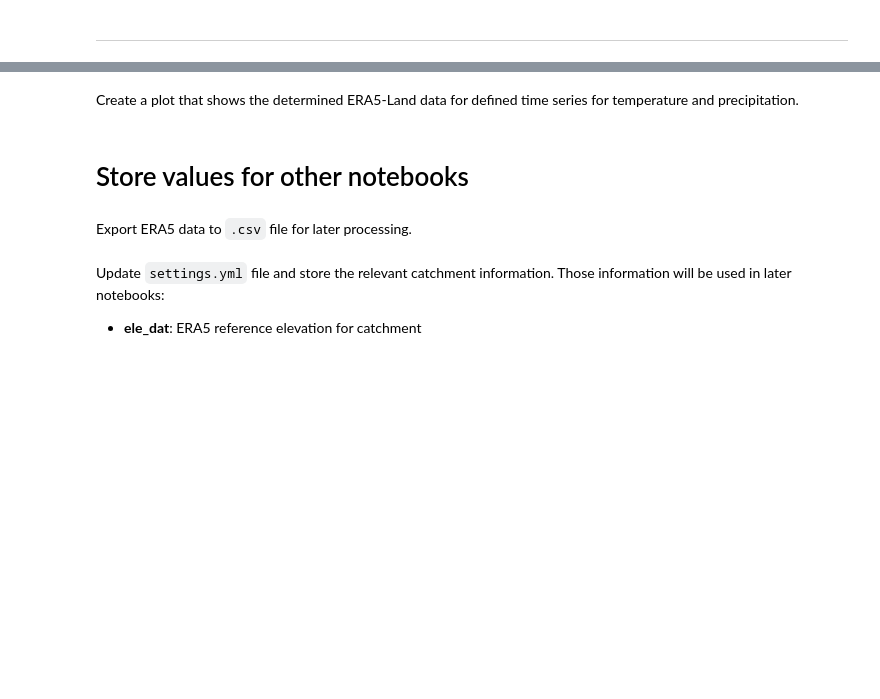
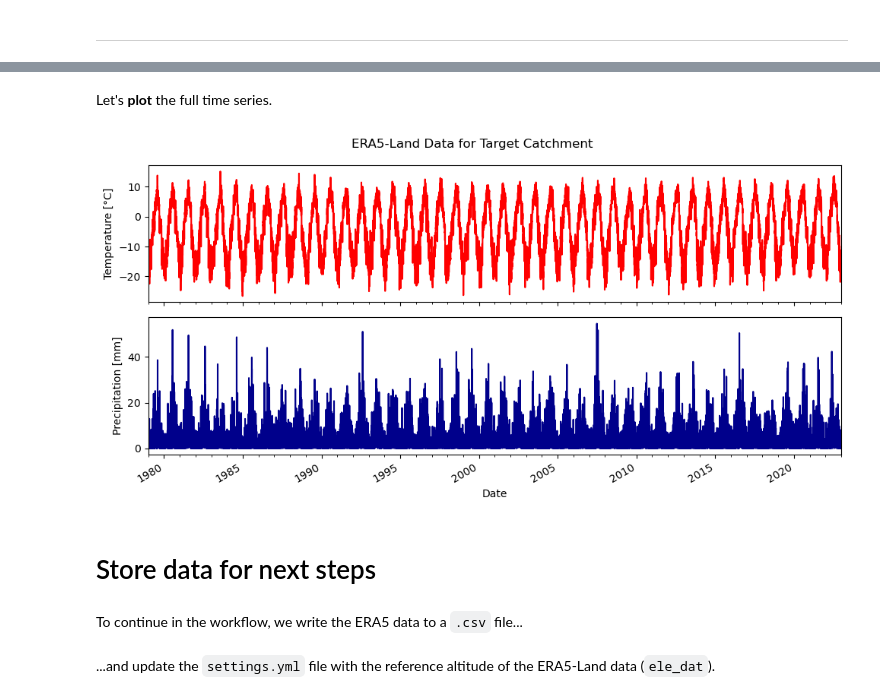
Before and after one commit to phiscu/matilda_edu, a Jupyter notebook: Notebook2_Forcing_data.ipynb, the cells around one changed output, grey strips where cells are left out. Saved outputs shown, nothing was run; the diff lists cells and outputs as text; code cells hidden in the pictures; blank space fills up the shorter version.

Commit message:
Revised Notebook2, few updates in Notebook1

```diff
--- a/Notebook2_Forcing_data.ipynb
+++ b/Notebook2_Forcing_data.ipynb
@@ -242,27 +283,27 @@ display(df)
 # %% [markdown]
-Create a plot that shows the determined ERA5-Land data for defined time series for temperature and precipitation.
+Let's **plot** the full time series.
 # %%
 import matplotlib.pyplot as plt
 import matplotlib.dates as mdates
 
 axes = df.drop(['ts','temp'],axis=1).plot.line(x='dt', subplots=True, legend=False, figsize=(10,5),
-                                               title='ERA5-Land Data for Catchment',
-                                               color={"temp_c": "red", "prec": "blue"})
+                                               title='ERA5-Land Data for Target Catchment',
+                                               color={"temp_c": "red", "prec": "darkblue"})
 axes[0].set_ylabel("Temperature [°C]")
 axes[1].set_ylabel("Precipitation [mm]")
 axes[1].set_xlabel("Date")
 axes[1].xaxis.set_minor_locator(mdates.YearLocator())
 plt.xlim(date_range)
 plt.tight_layout()
 plt.show()
+# %% [output]
+[figure, added]
 # %% [markdown]
-# Store values for other notebooks
+# Store data for next steps
 # %% [markdown]
-Export ERA5 data to `.csv` file for later processing.
+To continue in the workflow, we write the ERA5 data to a `.csv` file...
 # %%
 df.to_csv(dir_output + 'ERA5L.csv',header=True,index=False)
 # %% [markdown]
-Update `settings.yml` file and store the relevant catchment information. Those information will be used in later notebooks:
-
-- **ele_dat**: ERA5 reference elevation for catchment
+...and update the `settings.yml` file with the reference altitude of the ERA5-Land data (`ele_dat`).
 # %%
```
Also changed, not shown: parts of 35 cells of this notebook, 3 other files.
